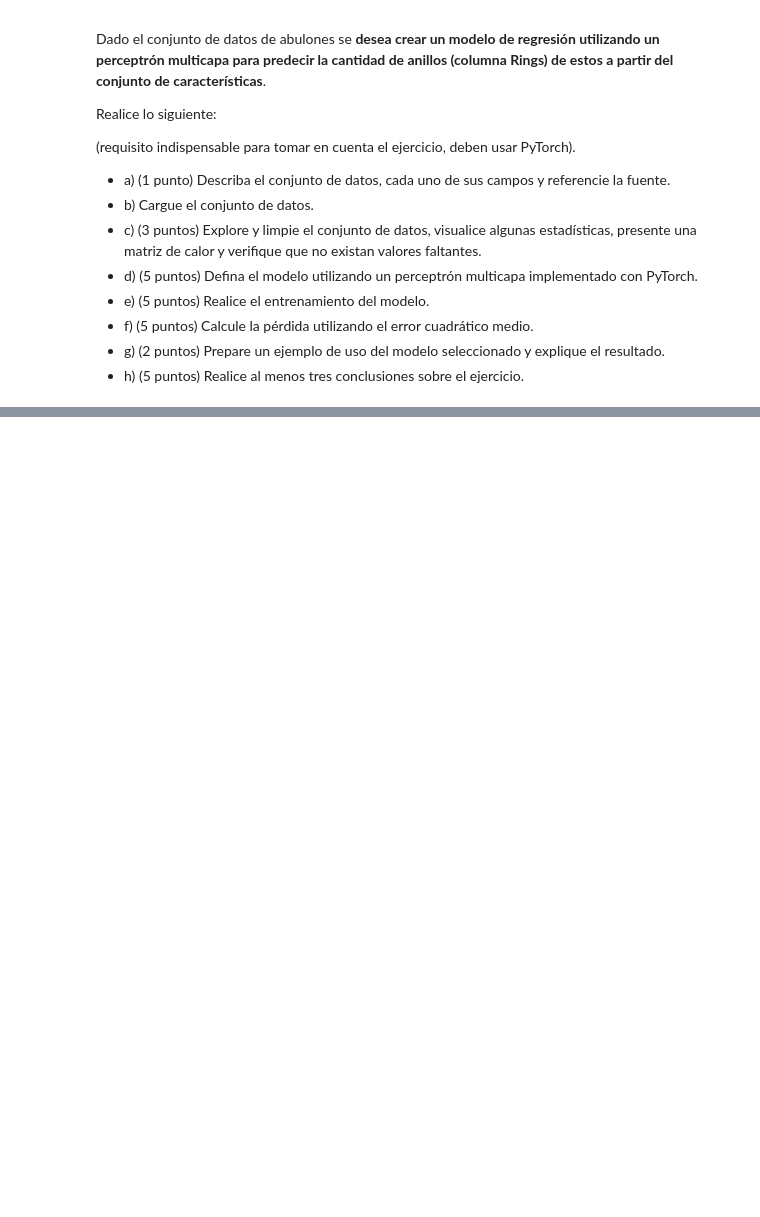
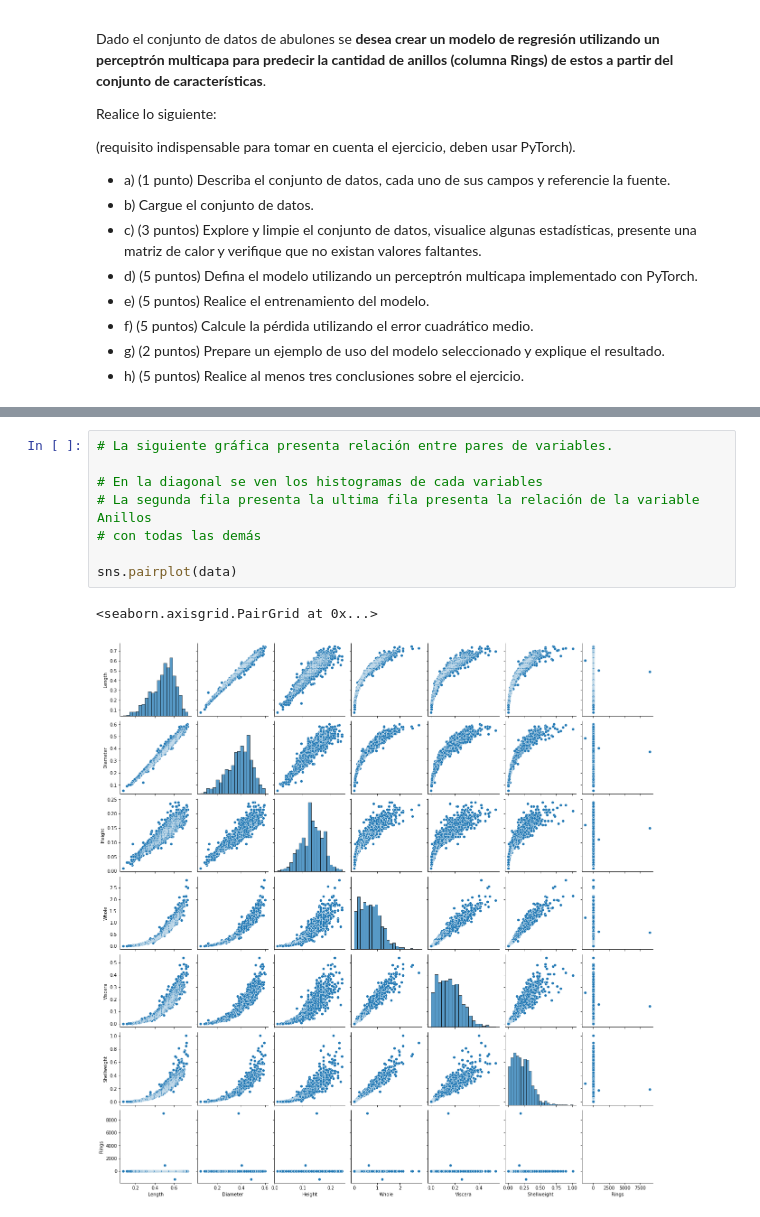
Before and after one commit to juanignava/AI.Project2, a Jupyter notebook: Tarea2.ipynb, the cells around one changed output, grey strips where cells are left out. Drawn from its saved outputs; the diff is of its cells as text; blank space fills up the shorter version.

```diff
--- a/Tarea2.ipynb
+++ b/Tarea2.ipynb
@@ -213,0 +303,11 @@ Realice lo siguiente:
+# %%
+# La siguiente gráfica presenta relación entre pares de variables.
+
+# En la diagonal se ven los histogramas de cada variables
+# La segunda fila presenta la ultima fila presenta la relación de la variable Anillos
+# con todas las demás
+
+sns.pairplot(data)
+# %% [output]
+<seaborn.axisgrid.PairGrid at 0x...>
+[figure, added]
```
Also changed, not shown: parts of 9 cells of this notebook.
